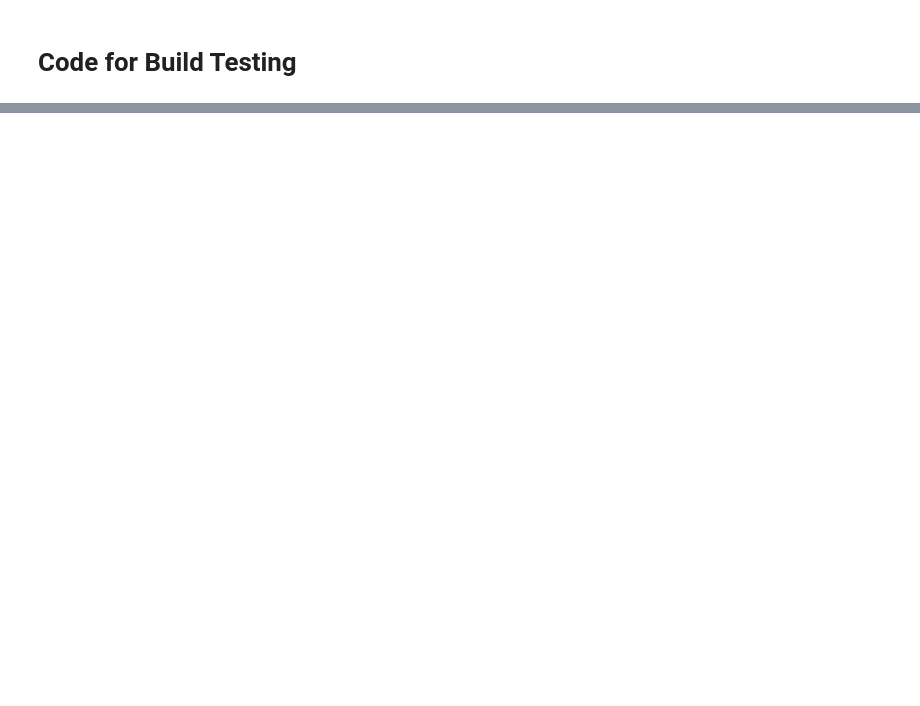
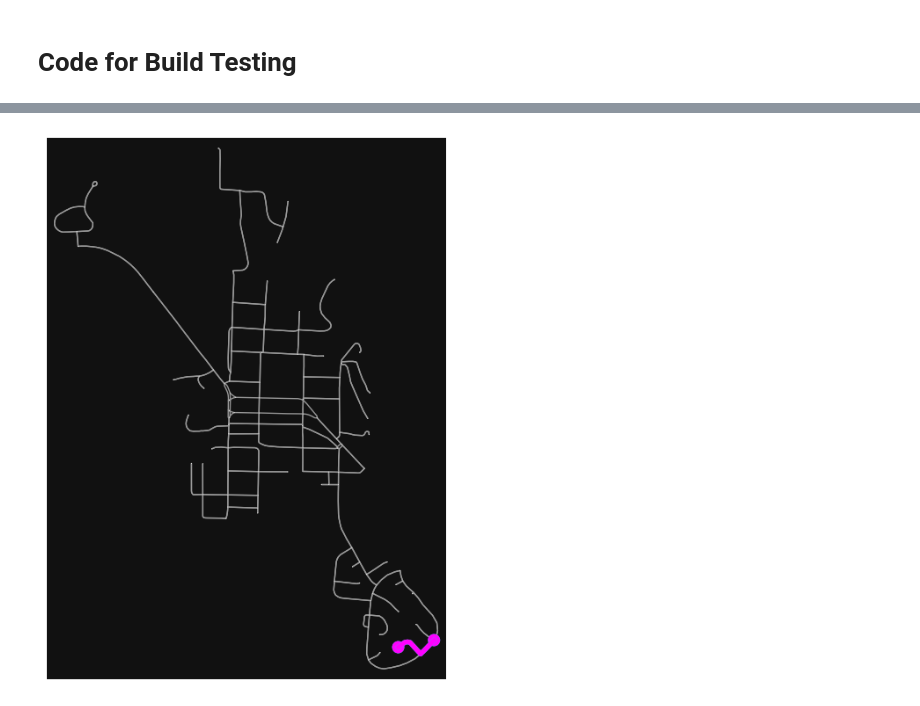
Before and after one commit to DillWithIt77/Fire_Evac_F22, a Jupyter notebook: Real-world Testing.ipynb, the cells around one changed output, grey strips where cells are left out. Cells and saved outputs as stored; diff of their text form; code cells hidden in the pictures; blank space fills up the shorter version.

```diff
--- a/Real-world Testing.ipynb
+++ b/Real-world Testing.ipynb
@@ -402,0 +418,13 @@ Flow Value: 20.0
+# %%
+edges_w_flow = [(x[0],x[1]) for x in G_test.edges(data = True) if G_test[x[0]][x[1]]['color'] == (1,0,0)]
+edges_w_flow.sort(key=lambda tup: tup[0])
+start = min(G_test.nodes)
+end = max(G_test.nodes)
+ends = [edge[0] for edge in edges_w_flow if edge[1]==end]
+
+paths = find_all_paths(edges_w_flow, start, ends, path=[])
+
+valid_paths = []
+for path in paths:
+    if nx.is_path(G_test, path) and path not in valid_paths:
+        valid_paths.append(path)
@@ -402,0 +435,20 @@ Flow Value: 20.0
+# %%
+def remove_dups(seq):
+    seen = set()
+    seen_add = seen.add
+    return [x for x in seq if not (x in seen or seen_add(x))]
+# %%
+def orig_graph_path(ten, paths, endpoints):
+    orig_paths = []
+    for path in paths:
+        orig_path = []
+        for node in path:
+            if node not in endpoints:
+                nodes = [y['name'] for x,y in ten.nodes(data=True) if x == node]
+                node_str = nodes[0].split('-')
+                orig_node = node_str[0]
+                orig_path.append(int(orig_node)-1)
+        orig_paths.append(remove_dups(orig_path))
+    return orig_paths
+# %%
+valid_orig_paths = orig_graph_path(G_test, valid_paths, [start, end])
@@ -402,0 +459,5 @@ Flow Value: 20.0
+# %%
+cl = np.array(ox.plot.get_colors(len(valid_orig_paths),cmap = "cool",return_hex = True))
+fig, ax = ox.plot_graph_routes(G, valid_orig_paths, route_colors=cl, route_linewidth=3, node_size=0.5, show = False, close = False, route_alpha = 1)
+# %% [output]
+[figure, added]
```
Also changed, not shown: parts of 6 cells of this notebook.
